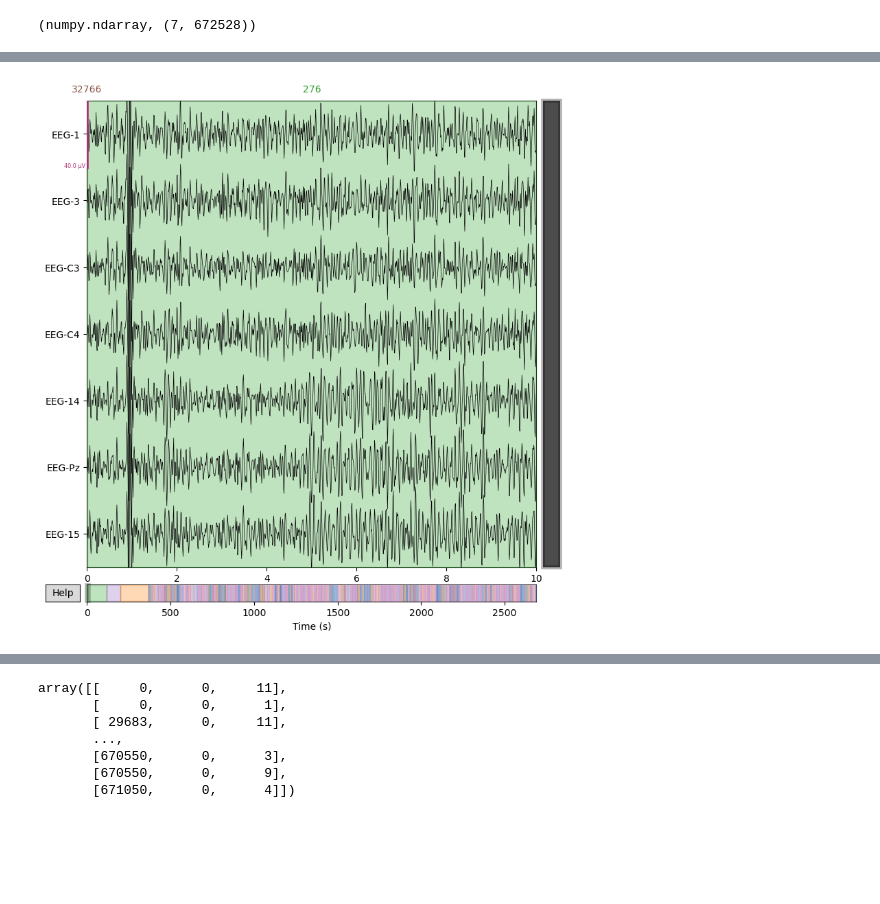
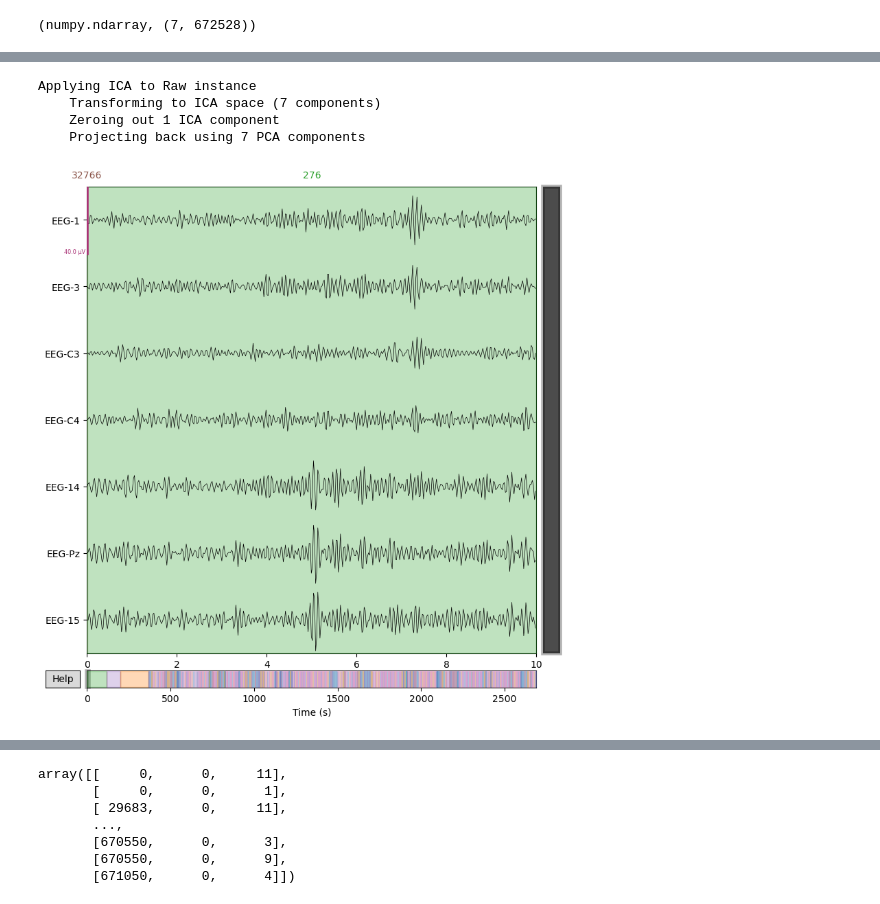
Before and after one commit to Ereasai/EEGTetris, a Jupyter notebook: ml/dataset-process.ipynb, the cells around one changed output, grey strips where cells are left out. Cells and saved outputs as stored; diff of their text form; code cells hidden in the pictures; blank space fills up the shorter version.

```diff
--- a/ml/dataset-process.ipynb
+++ b/ml/dataset-process.ipynb
@@ -143,0 +135,19 @@ Fitting ICA took 5.7s.
+# %%
+ica = mne.preprocessing.ICA(n_components=7, random_state=0)
+ica.fit(raw_subset_8_13)
+
+explained_var_ratio = ica.get_explained_variance_ratio(raw_subset_8_13)
+for channel_type, ratio in explained_var_ratio.items():
+    print(
+        f"Fraction of {channel_type} variance explained by all components: " f"{ratio}"
+    )
+for i in range(7):
+    explained_var_ratio = ica.get_explained_variance_ratio(
+        raw_subset_8_13, components=[i], ch_type="eeg"
+    )
+    # This time, print as percentage.
+    ratio_percent = float(100 * explained_var_ratio["eeg"])
+    print(
+        f"Fraction of variance in EEG signal explained by {i} component: "
+        f"{ratio_percent}%"
+    )
@@ -144,3 +166,5 @@ Fitting ICA took 5.7s.
 # %%
-bad_idx, scores = ica.find_bads_eog(raw_subset, 'EEG-Pz', threshold=2)
-print(bad_idx)
+
+# bad_idx, scores = ica.find_bads_eog(raw_subset_8_13, 'EEG-Pz', threshold=2) #something to tweak
+ica.exclude = [0,-1]
+# print(bad_idx, scores)
@@ -185,4 +171,11 @@ Designing a two-pass forward and reverse, zero-phase, non-causal bandpass filter
-# %%
-raw_subset.plot();
-# %% [output]
-[figure, removed]
+# %%
+raw_subset_8_13_orig = raw_subset_8_13.copy()
+raw_subset_8_13.load_data()
+ica.apply(raw_subset_8_13)
+raw_subset_8_13.plot();
+# %% [output]
+Applying ICA to Raw instance
+    Transforming to ICA space (7 components)
+    Zeroing out 1 ICA component
+    Projecting back using 7 PCA components
+[figure, added]
```
Also changed, not shown: parts of 13 cells of this notebook.
